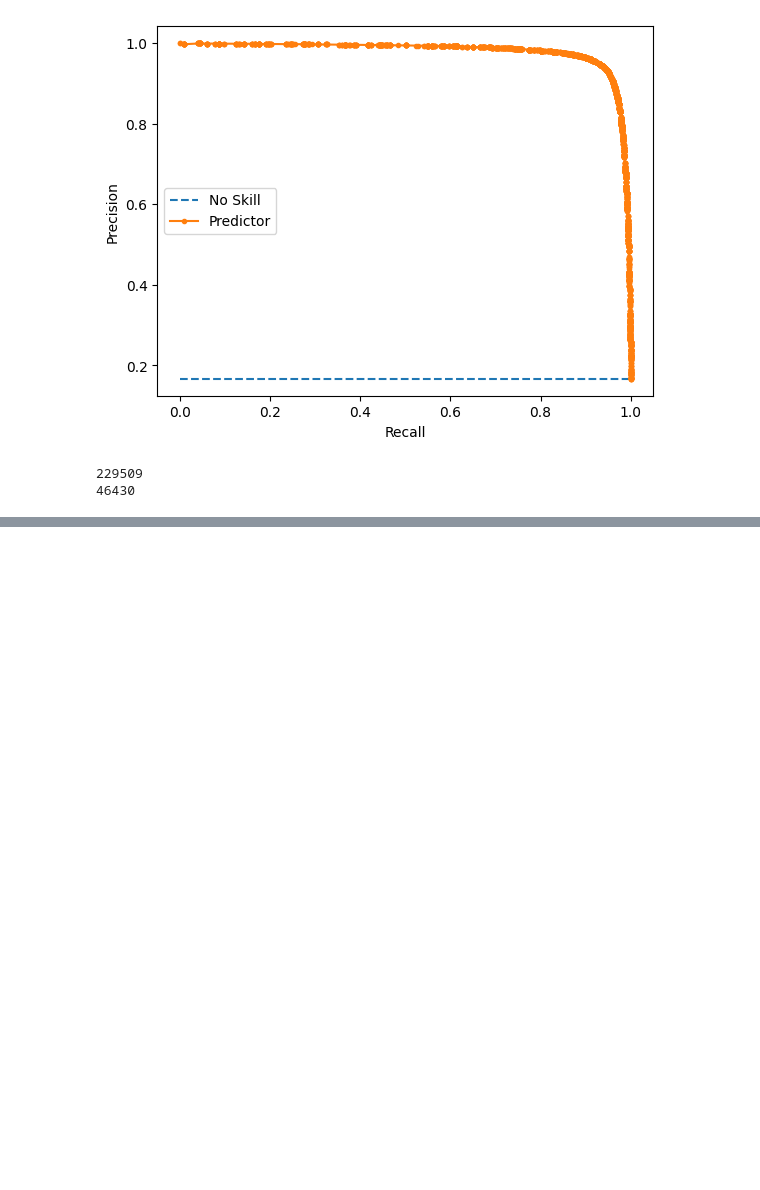
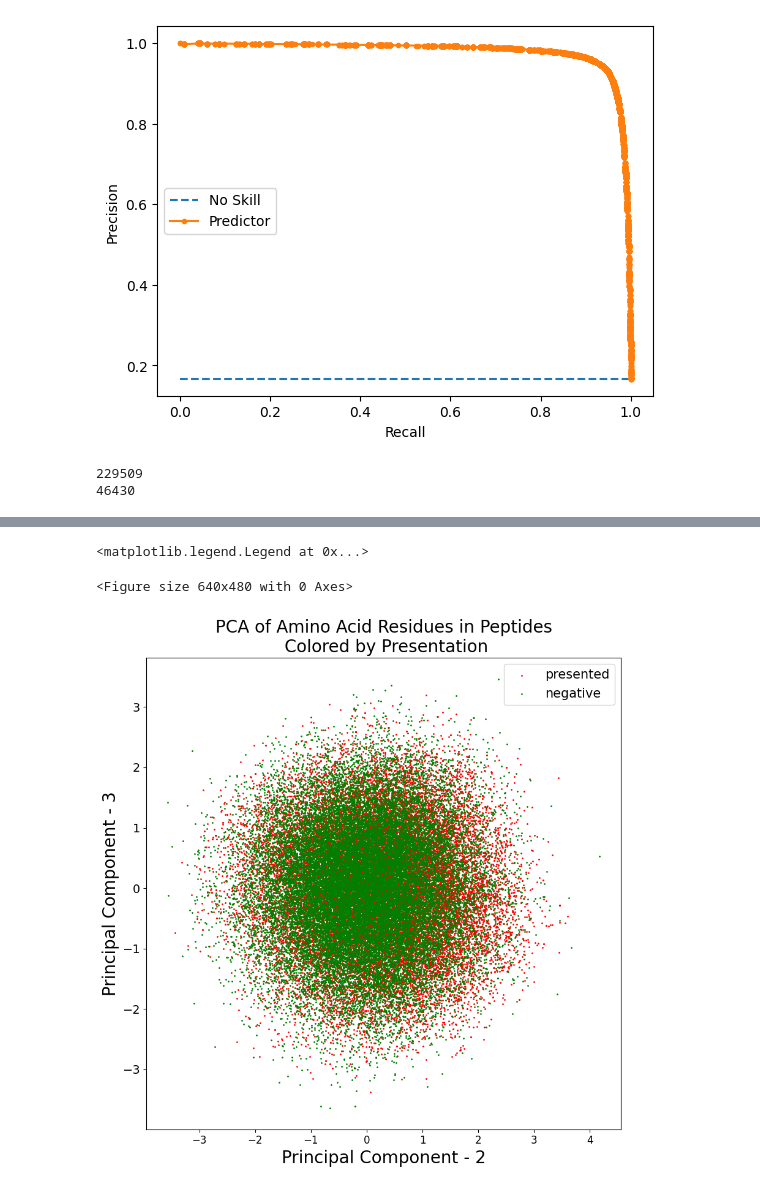
Before and after one commit to jrouhana/MHC_Class_I_Playground, a Jupyter notebook: notebooks/load_and_use_model.ipynb, the cells around one changed output, grey strips where cells are left out. Saved outputs shown, nothing was run; the diff lists cells and outputs as text; code cells hidden in the pictures; blank space fills up the shorter version.

```diff
--- a/notebooks/load_and_use_model.ipynb
+++ b/notebooks/load_and_use_model.ipynb
@@ -521,0 +638,34 @@ test_dset['input_ids'][0]
+# %%
+#Sample down negative ninemers so it's more obvious
+pca_df['labels'] = ninemer_df['labels']
+
+negative_pcas  = pca_df.loc[pca_df.labels == 0].copy()
+positive_pcas = pca_df.loc[pca_df.labels == 1].copy()
+
+positive_pcas['labels'] = 'presented'
+negative_pcas['labels'] = 'negative'
+negative_pcas_downsampled = negative_pcas.sample(n=len(positive_pcas))
+
+sampled_pcas = pd.concat([positive_pcas, negative_pcas_downsampled])
+
+sampled_pcas.reset_index(inplace=True, drop=True)
+# %%
+plt.figure()
+plt.figure(figsize=(10,10))
+plt.xticks(fontsize=12)
+plt.yticks(fontsize=14)
+plt.xlabel('Principal Component - 2',fontsize=20)
+plt.ylabel('Principal Component - 3',fontsize=20)
+plt.title("PCA of Amino Acid Residues in Peptides\n Colored by Presentation",fontsize=20)
+targets = ['presented', 'negative']
+colors = ['r', 'g']
+for target, color in zip(targets,colors):
+    indicesToKeep = sampled_pcas['labels'] == target
+    plt.scatter(sampled_pcas.loc[indicesToKeep, 'pc2'],
+                sampled_pcas.loc[indicesToKeep, 'pc3'], c = color, s = 1)
+
+plt.legend(targets,prop={'size': 15})
+# %% [output]
+<matplotlib.legend.Legend at 0x...>
+<Figure size 640x480 with 0 Axes>
+[figure, added]
```
Also changed, not shown: parts of 19 cells of this notebook, 1 other file.
